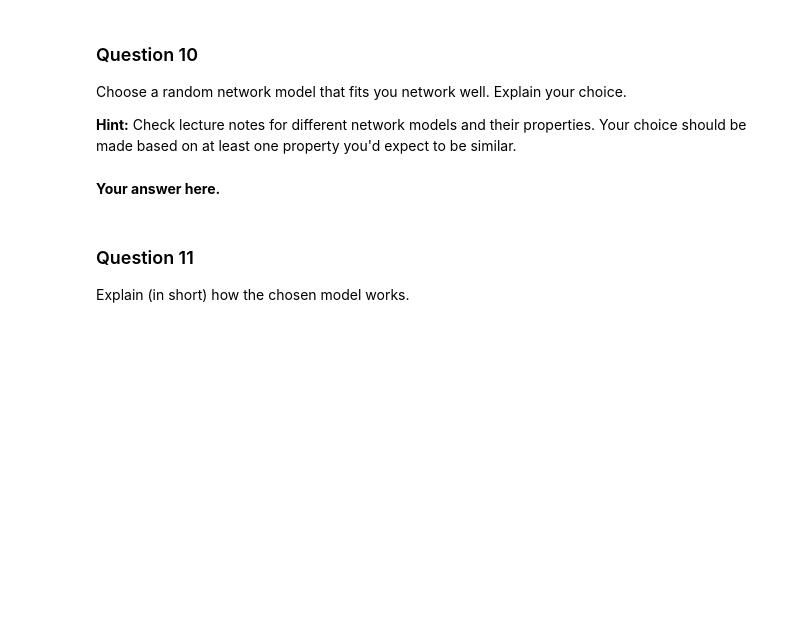
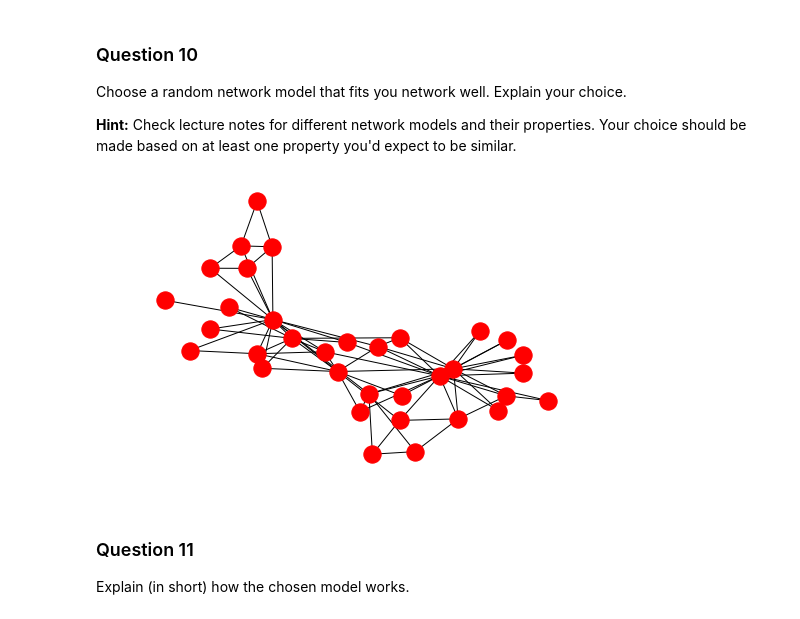
Before and after one commit to Team36-ntds2018/Project_free_music_archives_2018, a Jupyter notebook: Milestone_2/2_network_models.ipynb, the cells around one changed output. Saved outputs shown, nothing was run; the diff lists cells and outputs as text; code cells hidden in the pictures; blank space fills up the shorter version.

```diff
--- a/Milestone_2/2_network_models.ipynb
+++ b/Milestone_2/2_network_models.ipynb
@@ -368,8 +370,11 @@ Obviously not, having the same degree distribution does not imply that we have t
 Choose a random network model that fits you network well. Explain your choice.
 
 **Hint:** Check lecture notes for different network models and their properties. Your choice should be made based on at least one property you'd expect to be similar.
-# %% [markdown]
-**Your answer here.**
+# %%
+G=nx.karate_club_graph()
+nx.draw(G,pos=nx.spring_layout(G))
+# %% [output]
+[figure, added]
 # %% [markdown]
 ### Question 11
 
```
Also changed, not shown: parts of 7 cells of this notebook.
